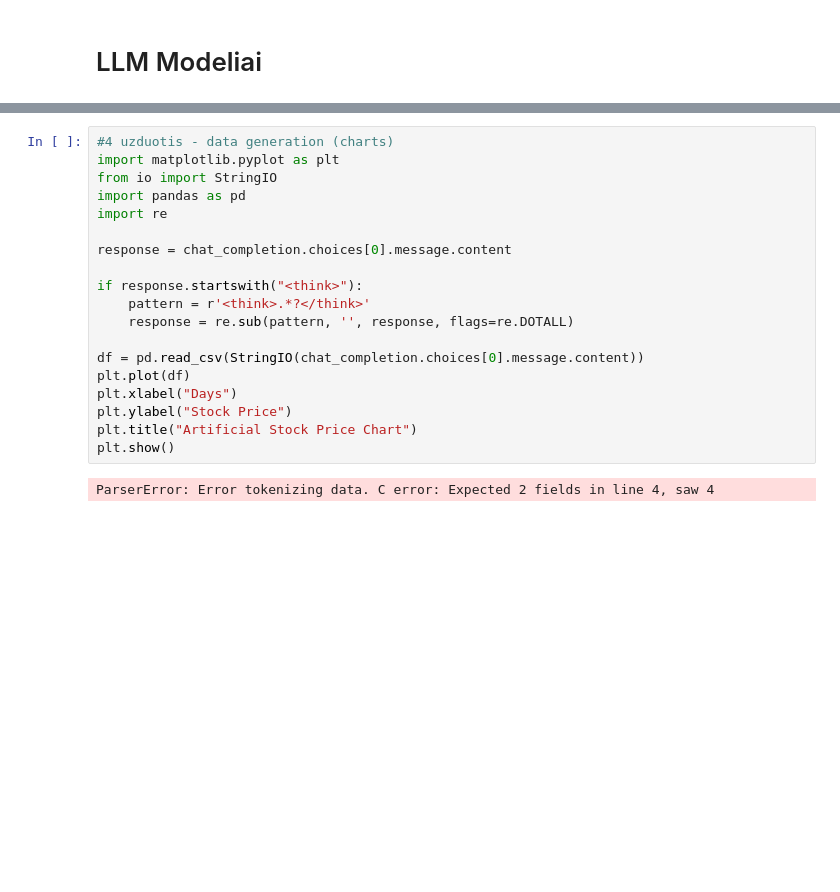
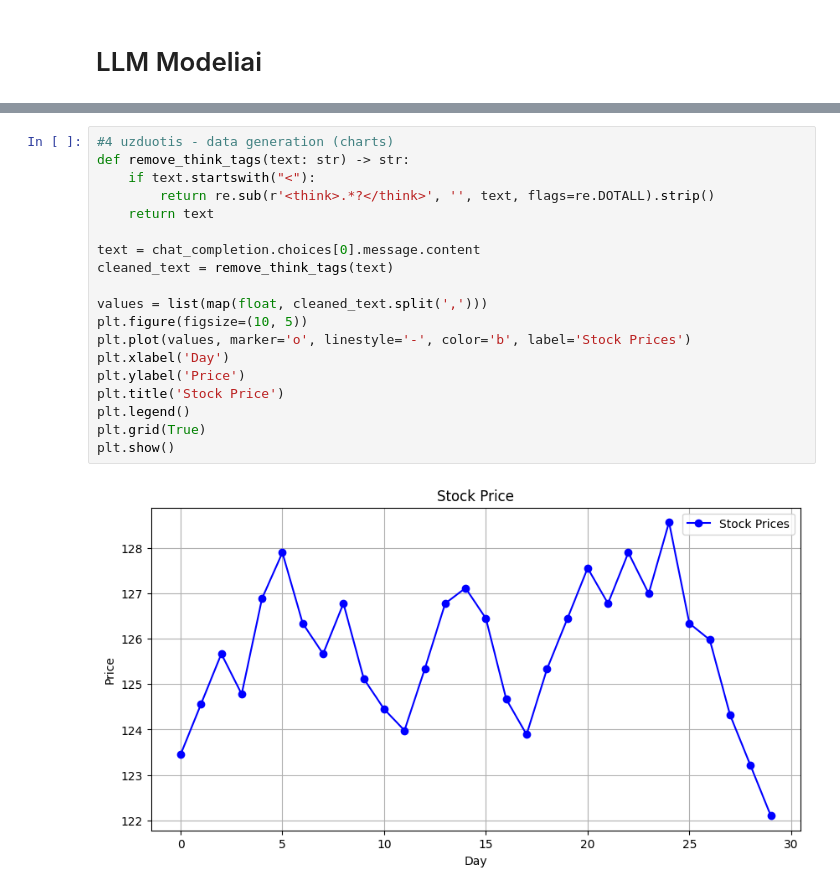
Before and after one commit to jogis0/LLM_Labs, a Jupyter notebook: Homework2/homework2.1.ipynb, the cells around one changed output, grey strips where cells are left out. Saved outputs shown, nothing was run; the diff lists cells and outputs as text; blank space fills up the shorter version.

```diff
--- a/Homework2/homework2.1.ipynb
+++ b/Homework2/homework2.1.ipynb
@@ -145,21 +205,21 @@ Here are the answers to your questions:
 # %%
 #4 uzduotis - data generation (charts)
-import matplotlib.pyplot as plt
-from io import StringIO
-import pandas as pd
-import re
+def remove_think_tags(text: str) -> str:
+    if text.startswith("<"):
+        return re.sub(r'<think>.*?</think>', '', text, flags=re.DOTALL).strip()
+    return text
 
-response = chat_completion.choices[0].message.content
+text = chat_completion.choices[0].message.content
+cleaned_text = remove_think_tags(text)
 
-if response.startswith("<think>"):
-    pattern = r'<think>.*?</think>'
-    response = re.sub(pattern, '', response, flags=re.DOTALL)
-
-df = pd.read_csv(StringIO(chat_completion.choices[0].message.content))
-plt.plot(df)
-plt.xlabel("Days")
-plt.ylabel("Stock Price")
-plt.title("Artificial Stock Price Chart")
+values = list(map(float, cleaned_text.split(',')))
+plt.figure(figsize=(10, 5))
+plt.plot(values, marker='o', linestyle='-', color='b', label='Stock Prices')
+plt.xlabel('Day')
+plt.ylabel('Price')
+plt.title('Stock Price')
+plt.legend()
+plt.grid(True)
 plt.show()
 # %% [output]
-ParserError: Error tokenizing data. C error: Expected 2 fields in line 4, saw 4
+[figure, added]
```
Also changed, not shown: parts of 8 cells of this notebook, 2 other files.
